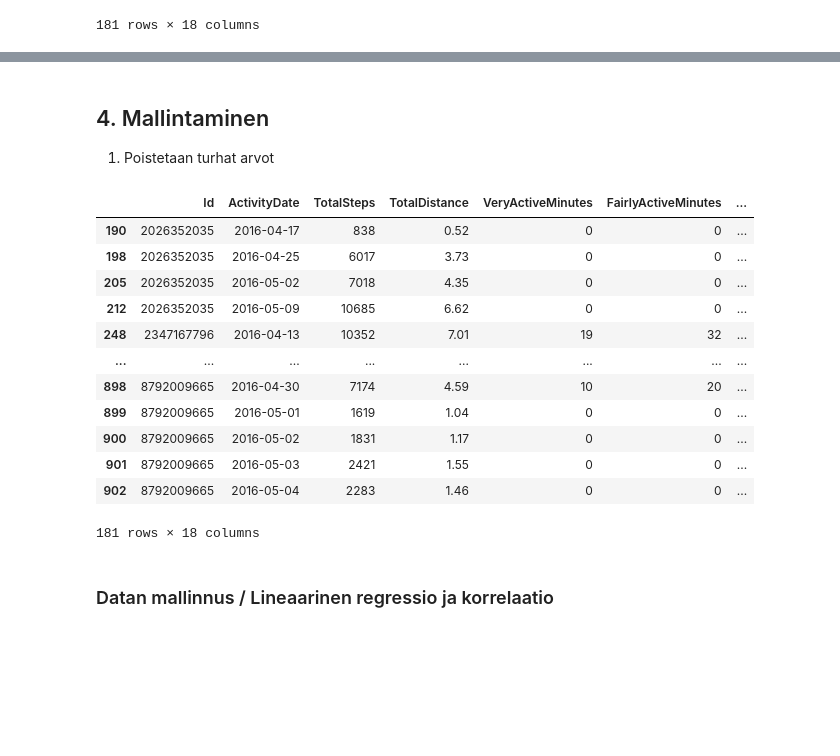
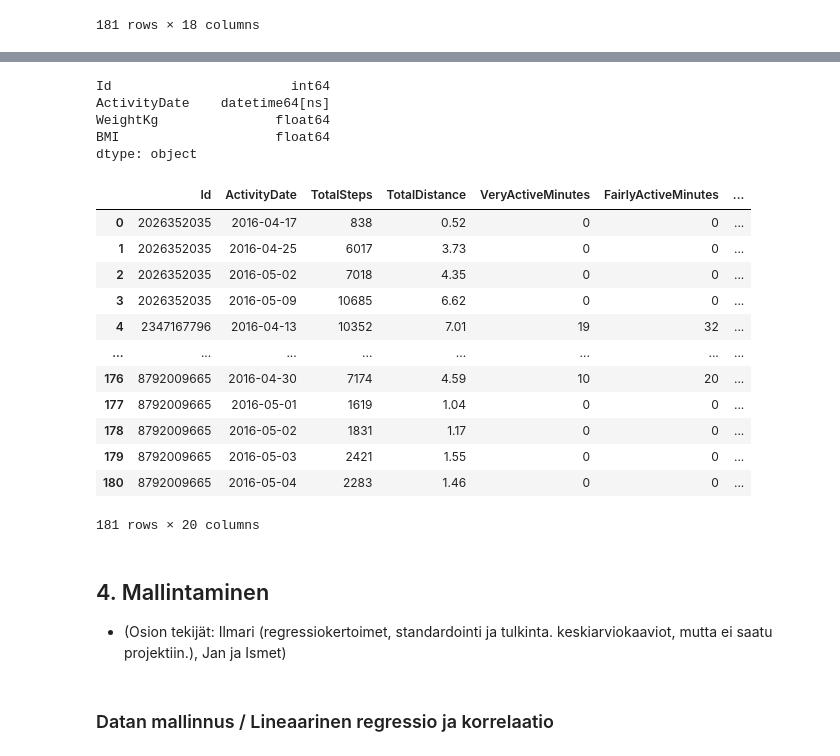
Before and after one commit to kismet85/dkkoAssignments, a Jupyter notebook: Projekti/FinalVersio.ipynb, the cells around one changed output, grey strips where cells are left out. Saved outputs shown, nothing was run; the diff lists cells and outputs as text; code cells hidden in the pictures; blank space fills up the shorter version.

```diff
--- a/Projekti/FinalVersio.ipynb
+++ b/Projekti/FinalVersio.ipynb
@@ -250,23 +307,32 @@ dailyData.loc[:]
+# %%
+print(weight_data.dtypes)
+# %% [output]
+Id                       int64
+ActivityDate    datetime64[ns]
+WeightKg               float64
+BMI                    float64
+dtype: object
+# %%
+dailyData = pd.merge(dailyData, weight_data, on=['Id', 'ActivityDate'], how='left')
+dailyData.fillna(dailyData.mean(), inplace=True)
+dailyData
+# %% [output]
+|  | Id | ActivityDate | TotalSteps | TotalDistance | VeryActiveMinutes | FairlyActiveMinutes | ... |
+| 0 | 2026352035 | 2016-04-17 | 838 | 0.52 | 0 | 0 | ... |
+| 1 | 2026352035 | 2016-04-25 | 6017 | 3.73 | 0 | 0 | ... |
+| 2 | 2026352035 | 2016-05-02 | 7018 | 4.35 | 0 | 0 | ... |
+| 3 | 2026352035 | 2016-05-09 | 10685 | 6.62 | 0 | 0 | ... |
+| 4 | 2347167796 | 2016-04-13 | 10352 | 7.01 | 19 | 32 | ... |
+| ... | ... | ... | ... | ... | ... | ... | ... |
+| 176 | 8792009665 | 2016-04-30 | 7174 | 4.59 | 10 | 20 | ... |
+| 177 | 8792009665 | 2016-05-01 | 1619 | 1.04 | 0 | 0 | ... |
+| 178 | 8792009665 | 2016-05-02 | 1831 | 1.17 | 0 | 0 | ... |
+| 179 | 8792009665 | 2016-05-03 | 2421 | 1.55 | 0 | 0 | ... |
+| 180 | 8792009665 | 2016-05-04 | 2283 | 1.46 | 0 | 0 | ... |
+181 rows × 20 columns
 # %% [markdown]
 ## 4. Mallintaminen
-1. Poistetaan turhat arvot
+- (Osion tekijät: Ilmari (regressiokertoimet, standardointi ja tulkinta. keskiarviokaaviot, mutta ei saatu projektiin.), Jan ja Ismet)
-# %%
-dailyData.dropna(inplace=True)
-dailyData.loc[:]
-# %% [output]
-|  | Id | ActivityDate | TotalSteps | TotalDistance | VeryActiveMinutes | FairlyActiveMinutes | ... |
-| 190 | 2026352035 | 2016-04-17 | 838 | 0.52 | 0 | 0 | ... |
-| 198 | 2026352035 | 2016-04-25 | 6017 | 3.73 | 0 | 0 | ... |
-| 205 | 2026352035 | 2016-05-02 | 7018 | 4.35 | 0 | 0 | ... |
-| 212 | 2026352035 | 2016-05-09 | 10685 | 6.62 | 0 | 0 | ... |
-| 248 | 2347167796 | 2016-04-13 | 10352 | 7.01 | 19 | 32 | ... |
-| ... | ... | ... | ... | ... | ... | ... | ... |
-| 898 | 8792009665 | 2016-04-30 | 7174 | 4.59 | 10 | 20 | ... |
-| 899 | 8792009665 | 2016-05-01 | 1619 | 1.04 | 0 | 0 | ... |
-| 900 | 8792009665 | 2016-05-02 | 1831 | 1.17 | 0 | 0 | ... |
-| 901 | 8792009665 | 2016-05-03 | 2421 | 1.55 | 0 | 0 | ... |
-| 902 | 8792009665 | 2016-05-04 | 2283 | 1.46 | 0 | 0 | ... |
-181 rows × 18 columns
 # %% [markdown]
 ### Datan mallinnus / Lineaarinen regressio ja korrelaatio
 # %% [markdown]
```
Also changed, not shown: parts of 20 cells of this notebook.
